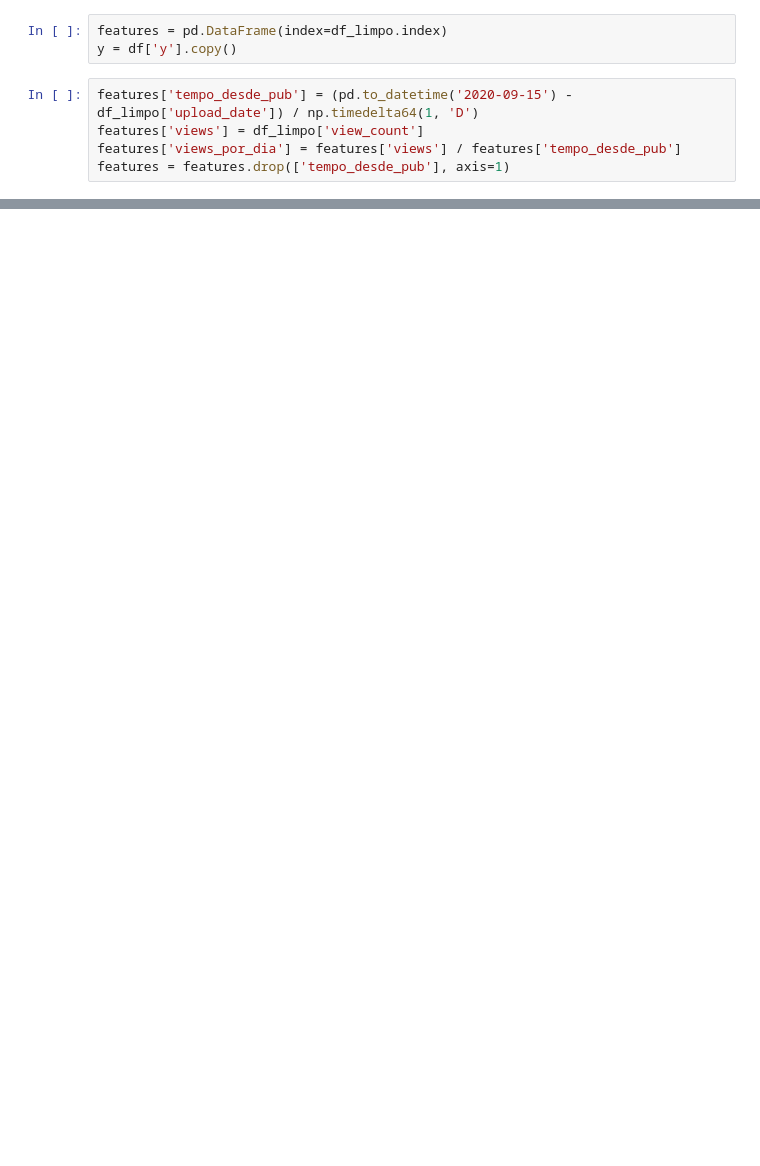
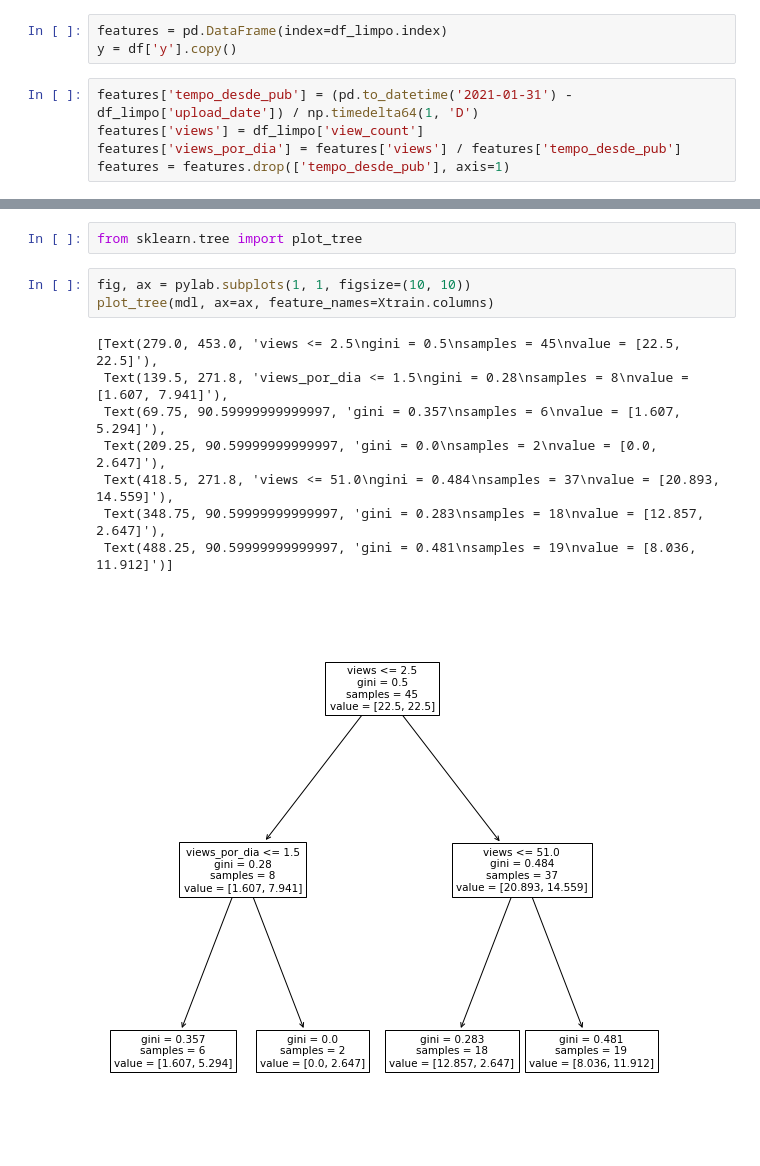
Before and after one commit to oliveirasgah/CursoMarioFilho, a Jupyter notebook: model1.ipynb, the cells around one changed output, grey strips where cells are left out. Cells and saved outputs as stored; diff of their text form; blank space fills up the shorter version.

```diff
--- a/model1.ipynb
+++ b/model1.ipynb
@@ -42,7 +66,7 @@ memory usage: 1.1+ KB
 features = pd.DataFrame(index=df_limpo.index)
 y = df['y'].copy()
 # %%
-features['tempo_desde_pub'] = (pd.to_datetime('2020-09-15') - df_limpo['upload_date']) / np.timedelta64(1, 'D')
+features['tempo_desde_pub'] = (pd.to_datetime('2021-01-31') - df_limpo['upload_date']) / np.timedelta64(1, 'D')
 features['views'] = df_limpo['view_count']
 features['views_por_dia'] = features['views'] / features['tempo_desde_pub']
 features = features.drop(['tempo_desde_pub'], axis=1)
@@ -55,0 +101,14 @@ Xtrain, Xval = features[df_limpo['upload_date'] < '2019-04-01']
+# %%
+from sklearn.tree import plot_tree
+# %%
+fig, ax = pylab.subplots(1, 1, figsize=(10, 10))
+plot_tree(mdl, ax=ax, feature_names=Xtrain.columns)
+# %% [output]
+[Text(279.0, 453.0, 'views <= 2.5\ngini = 0.5\nsamples = 45\nvalue = [22.5, 22.5]'),
+ Text(139.5, 271.8, 'views_por_dia <= 1.5\ngini = 0.28\nsamples = 8\nvalue = [1.607, 7.941]'),
+ Text(69.75, 90.59999999999997, 'gini = 0.357\nsamples = 6\nvalue = [1.607, 5.294]'),
+ Text(209.25, 90.59999999999997, 'gini = 0.0\nsamples = 2\nvalue = [0.0, 2.647]'),
+ Text(418.5, 271.8, 'views <= 51.0\ngini = 0.484\nsamples = 37\nvalue = [20.893, 14.559]'),
+ Text(348.75, 90.59999999999997, 'gini = 0.283\nsamples = 18\nvalue = [12.857, 2.647]'),
+ Text(488.25, 90.59999999999997, 'gini = 0.481\nsamples = 19\nvalue = [8.036, 11.912]')]
+[figure, added]
```
Also changed, not shown: parts of 13 cells of this notebook, 13 other files.
